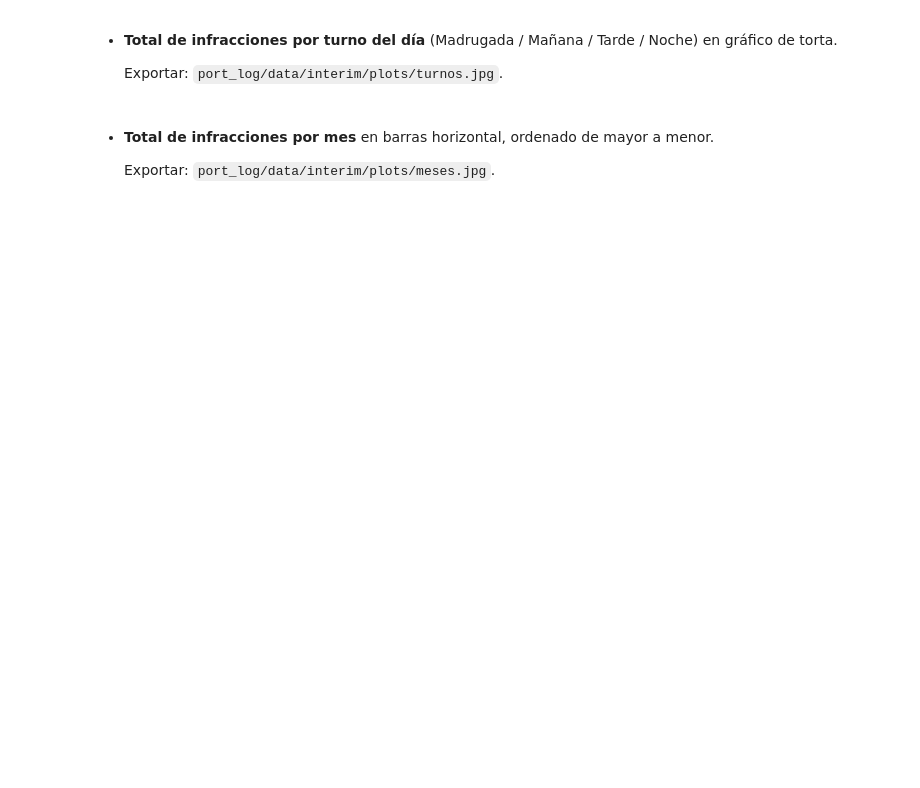
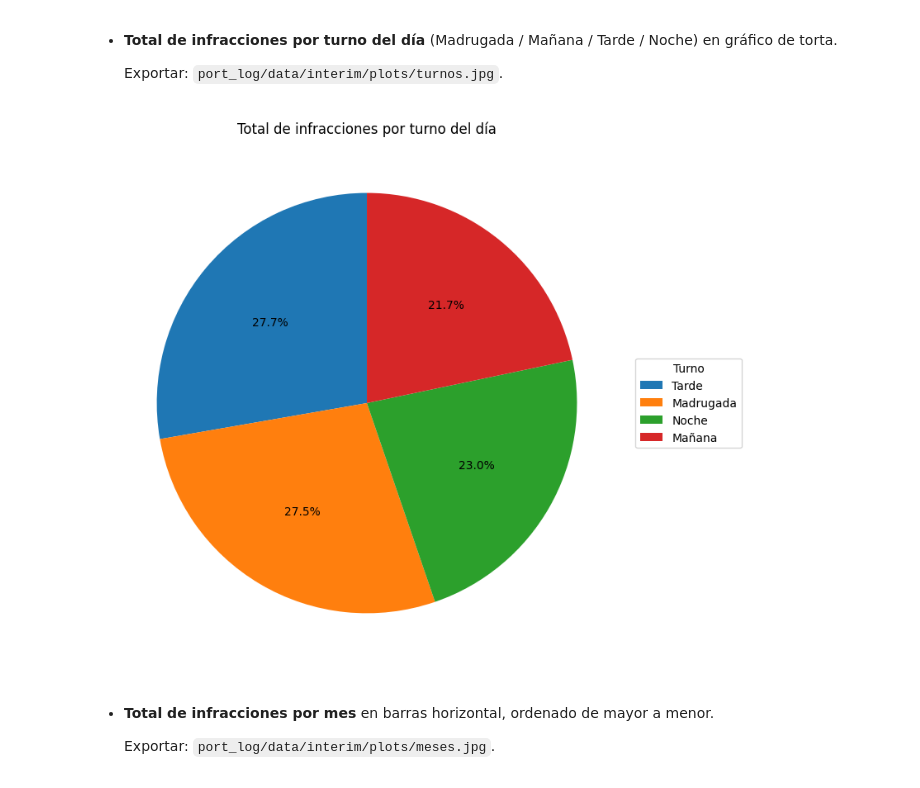
Before and after one commit to HectorOviedoM/Port_Log-Grupo_16, a Jupyter notebook: 01_Port_Log_Grupo_16.ipynb, the cells around one changed output. Saved outputs shown, nothing was run; the diff lists cells and outputs as text; code cells hidden in the pictures; blank space fills up the shorter version.

```diff
--- a/01_Port_Log_Grupo_16.ipynb
+++ b/01_Port_Log_Grupo_16.ipynb
@@ -891,6 +906,23 @@ Responder cada punto con un gráfico. Cada gráfico se debe mostrar en el notebo
 - **Total de infracciones por turno del día** (Madrugada / Mañana / Tarde / Noche) en gráfico de torta.
 
   Exportar: `port_log/data/interim/plots/turnos.jpg`.
+# %%
+#@title Total de infracciones por turno del día
+turnos = analyzer.infracciones_por_turno()
+
+plt.figure(figsize=(8, 8))
+plt.pie(
+    turnos["cantidad"],
+    labels=None,
+    autopct="%1.1f%%",
+    startangle=90,
+)
+plt.title("Total de infracciones por turno del día")
+plt.legend(turnos["turno"], title="Turno", loc="center left", bbox_to_anchor=(1, 0, 0.5, 1))
+plt.tight_layout()
+plt.savefig("port_log/data/interim/plots/turnos.jpg", dpi=300, bbox_inches="tight")
+# %% [output]
+[figure, added]
 # %% [markdown]
 
 - **Total de infracciones por mes** en barras horizontal, ordenado de mayor a menor.
```
Also changed, not shown: parts of 12 cells of this notebook, 1 other file.
